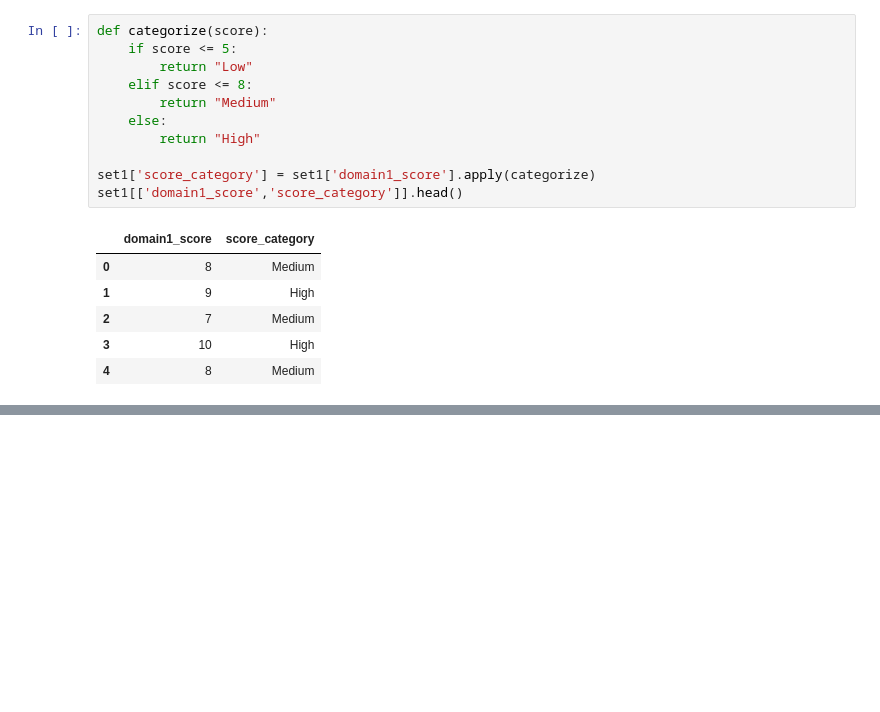
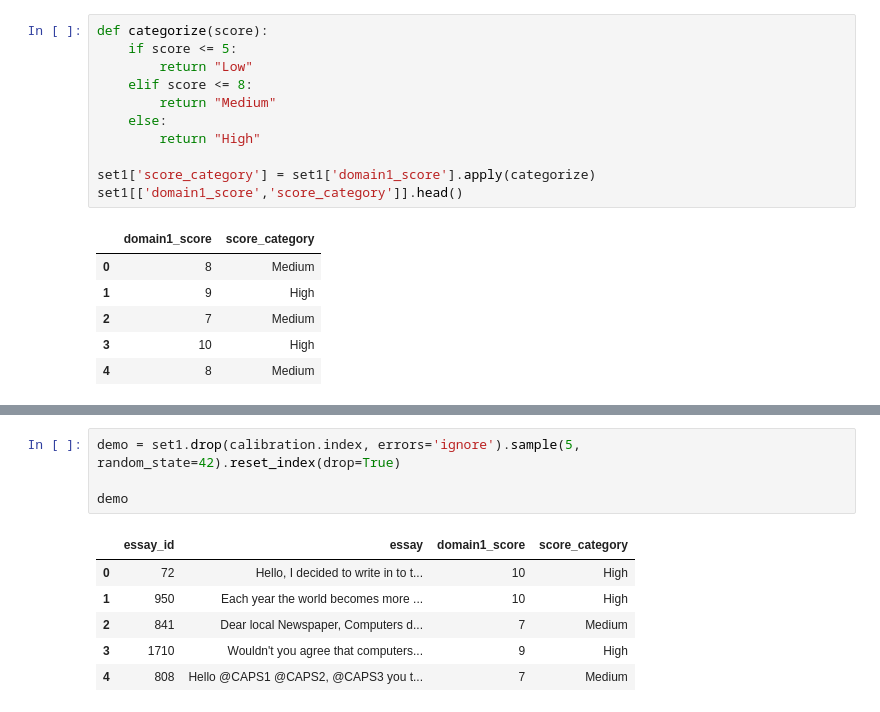
Before and after one commit to MalakSalehh/Thesis-datasets, a Jupyter notebook: ASAP.ipynb, the cells around one changed output, grey strips where cells are left out. Drawn from its saved outputs; the diff is of its cells as text; blank space fills up the shorter version.

```diff
--- a/ASAP.ipynb
+++ b/ASAP.ipynb
@@ -254,0 +270,11 @@ set1[['domain1_score','score_category']].head()
+# %%
+demo = set1.drop(calibration.index, errors='ignore').sample(5, random_state=42).reset_index(drop=True)
+
+demo
+# %% [output]
+|  | essay_id | essay | domain1_score | score_category |
+| 0 | 72 | Hello, I decided to write in to t... | 10 | High |
+| 1 | 950 | Each year the world becomes more ... | 10 | High |
+| 2 | 841 | Dear local Newspaper, Computers d... | 7 | Medium |
+| 3 | 1710 | Wouldn't you agree that computers... | 9 | High |
+| 4 | 808 | Hello @CAPS1 @CAPS2, @CAPS3 you t... | 7 | Medium |
```
Also changed, not shown: parts of 2 cells of this notebook.
